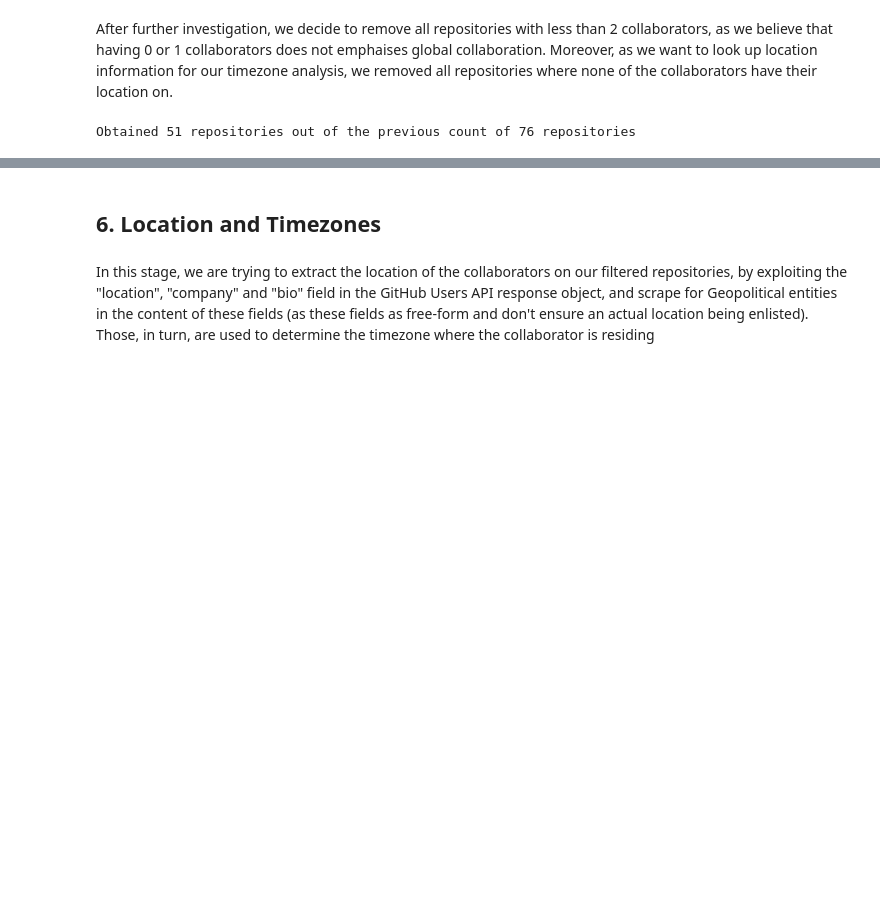
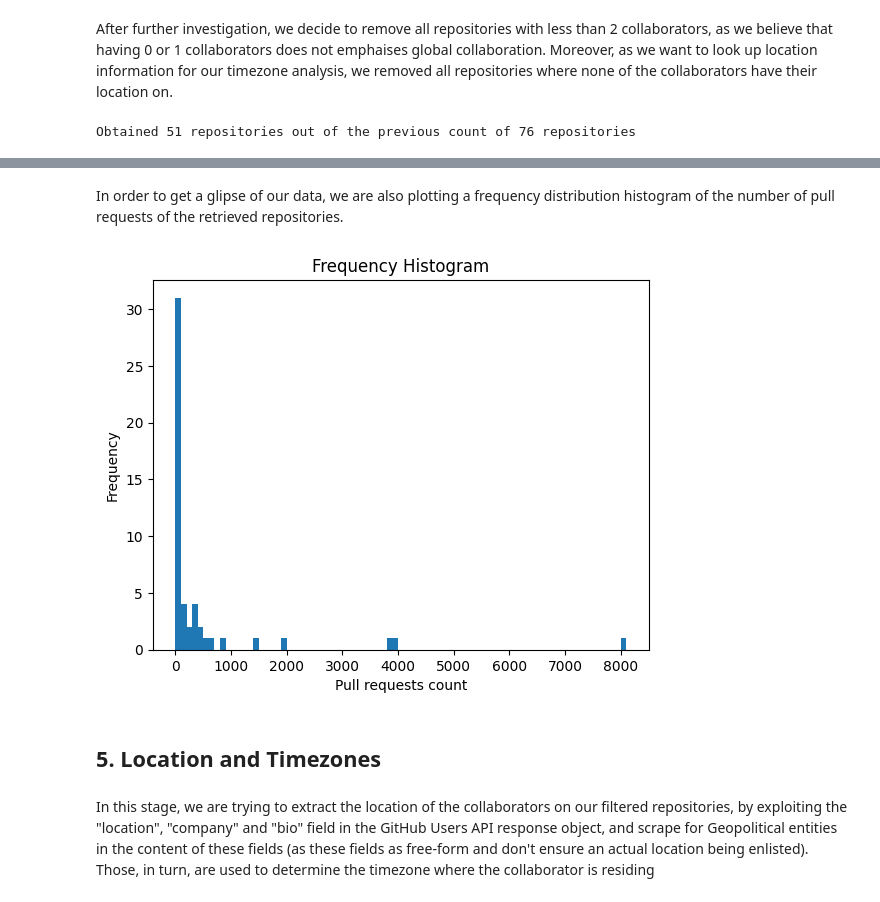
Before and after one commit to ShrushtiK/SoftwareAnalytics, a Jupyter notebook: data_collection.ipynb, the cells around one changed output, grey strips where cells are left out. Cells and saved outputs as stored; diff of their text form; code cells hidden in the pictures; blank space fills up the shorter version.

Commit message:
added step 4: pull requests from existing script

```diff
--- a/data_collection.ipynb
+++ b/data_collection.ipynb
@@ -571,5 +645,24 @@ As we want to do our investigation on repositories that belong to non-industry,
+# %% [markdown]
+In order to get a glipse of our data, we are also plotting a frequency distribution histogram of the number of pull requests of the retrieved repositories.
+# %%
+def plot_activity(in_file, bin_size=5):
+    with open(in_file) as f:
+        repos = json.load(f)
+    # get the number of pull requests for each repo in a list
+    pull_requests_count=[]
+    for repo in repos:
+        pull_requests_count.append(repo['num_pull_requests'])
+
+    # Plot Frequency Histogram on commits count
+    plt.hist(pull_requests_count, bins=range(0, max(pull_requests_count)+bin_size, bin_size)) # get bins of size 'bin_size'
+    plt.gca().set(title='Frequency Histogram', xlabel= 'Pull requests count', ylabel='Frequency')
+    plt.show()
+
+plot_activity("data/4_pull_requests.json", bin_size=100)
+# %% [output]
+[figure, added]
 # %% [markdown]
-## 6. Location and Timezones
+## 5. Location and Timezones
 # %% [markdown]
 In this stage, we are trying to extract the location of the collaborators on our filtered repositories, by exploiting the "location", "company" and "bio" field in the GitHub Users API response object, and scrape for Geopolitical entities in the content of these fields (as these fields as free-form and don't ensure an actual location being enlisted). Those, in turn, are used to determine the timezone where the collaborator is residing
 # %%
```
Also changed, not shown: parts of 10 cells of this notebook.
